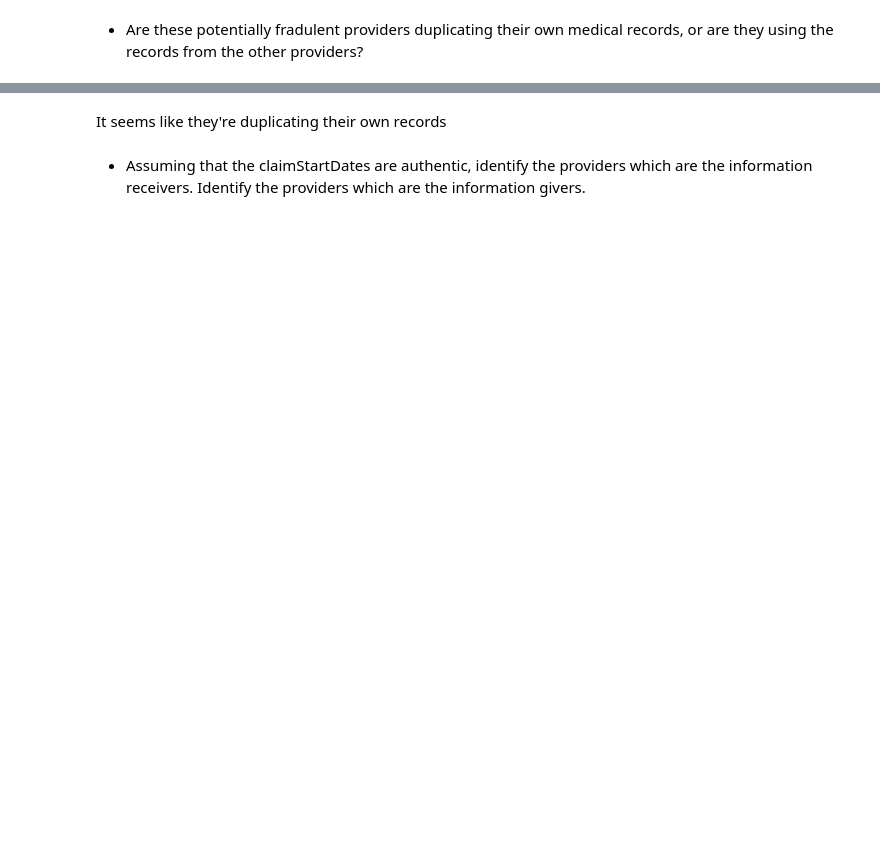
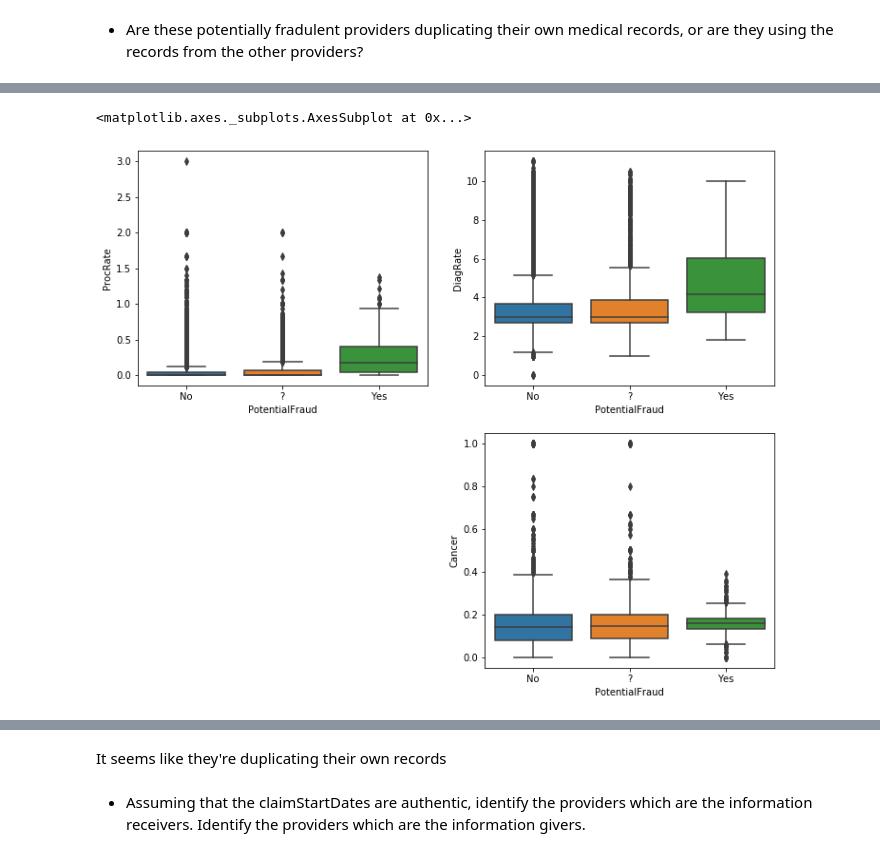
Before and after one commit to DebLeong/HealthCareCapstone, a Jupyter notebook: sam/notebooks/Aiko-Q5.ipynb, the cells around one changed output, grey strips where cells are left out. Saved outputs shown, nothing was run; the diff lists cells and outputs as text; code cells hidden in the pictures; blank space fills up the shorter version.

```diff
--- a/sam/notebooks/Aiko-Q5.ipynb
+++ b/sam/notebooks/Aiko-Q5.ipynb
@@ -405,0 +251,2 @@ data[data.BeneID=='BENE100028']
+# %%
+data = pd.read
@@ -405,0 +534,9 @@ data[data.BeneID=='BENE100028']
+# %%
+p=data.groupby(['Provider','PotentialFraud']).agg({
+    'NumProc':'sum',
+    'ClaimID':'count',
+    'NumDiag':'sum',
+    'NumChronics':'sum',
+    'WhetherDead':'sum',
+    'Cancer': 'mean'}).reset_index()
+p
@@ -405,0 +561,5 @@ data[data.BeneID=='BENE100028']
+# %%
+p['ProcRate'] = p['NumProc']/p['ClaimID']
+p['DiagRate'] = p['NumDiag']/p['ClaimID']
+#p['ProfitRate'] = p['TotalClaim']/p['ClaimID']
+p
@@ -405,0 +580,13 @@ data[data.BeneID=='BENE100028']
+# %%
+plt.figure(figsize=(12,10))
+plt.subplot(221)
+sns.boxplot(y = 'ProcRate', x = 'PotentialFraud', data = p)
+plt.subplot(222)
+sns.boxplot(y = 'DiagRate', x = 'PotentialFraud', data = p)
+#plt.subplot(223)
+#sns.boxplot(y = 'ChronicRate', x = 'PotentialFraud', data = p)
+plt.subplot(224)
+sns.boxplot(y = 'Cancer', x = 'PotentialFraud', data = p)
+# %% [output]
+<matplotlib.axes._subplots.AxesSubplot at 0x...>
+[figure, added]
```
Also changed, not shown: parts of 64 cells of this notebook, 13 other files.
